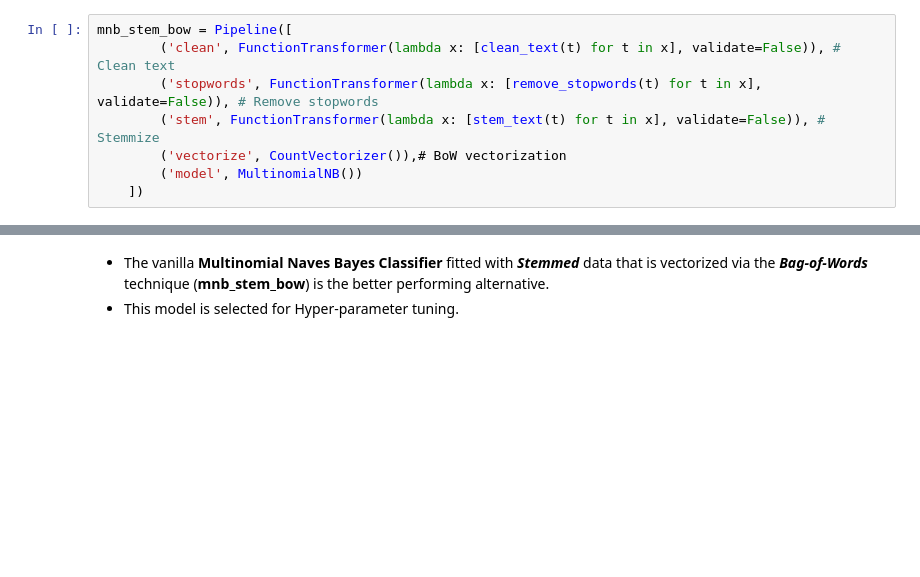
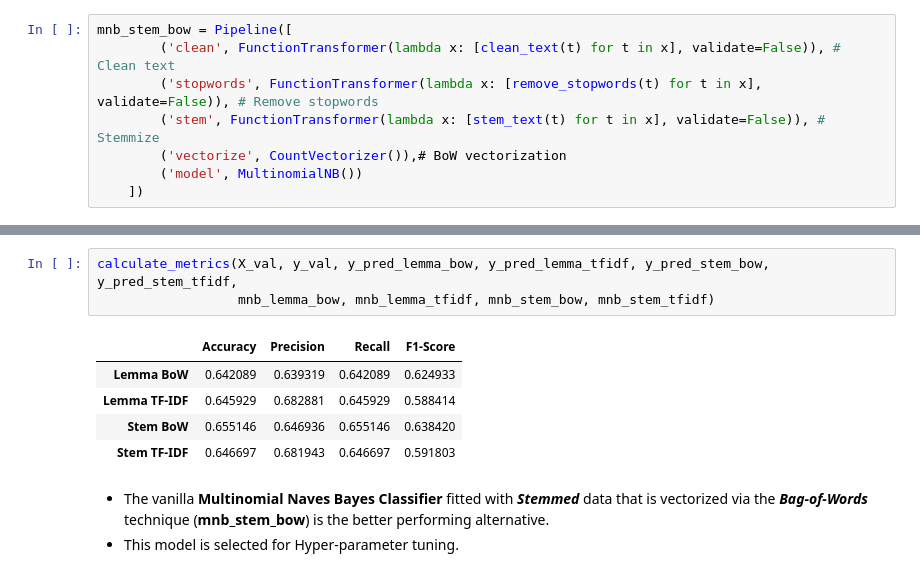
Before and after one commit to mwakad/NLP-models-for-twitter-sentiment-analysis--google-and-apple-products-, a Jupyter notebook: notebooks/daniel.ipynb, the cells around one changed output, grey strips where cells are left out. Cells and saved outputs as stored; diff of their text form; blank space fills up the shorter version.

```diff
--- a/notebooks/daniel.ipynb
+++ b/notebooks/daniel.ipynb
@@ -595,3 +726,12 @@ val_score_mnb_stem_tfdif
+# %%
+calculate_metrics(X_val, y_val, y_pred_lemma_bow, y_pred_lemma_tfidf, y_pred_stem_bow, y_pred_stem_tfidf,
+                  mnb_lemma_bow, mnb_lemma_tfidf, mnb_stem_bow, mnb_stem_tfidf)
+# %% [output]
+|  | Accuracy | Precision | Recall | F1-Score |
+| Lemma BoW | 0.642089 | 0.639319 | 0.642089 | 0.624933 |
+| Lemma TF-IDF | 0.645929 | 0.682881 | 0.645929 | 0.588414 |
+| Stem BoW | 0.655146 | 0.646936 | 0.655146 | 0.638420 |
+| Stem TF-IDF | 0.646697 | 0.681943 | 0.646697 | 0.591803 |
 # %% [markdown]
 - The vanilla **Multinomial Naves Bayes Classifier** fitted with **_Stemmed_** data that is vectorized via the **_Bag-of-Words_** technique (**mnb_stem_bow**) is the better performing alternative.
 - This model is selected for Hyper-parameter tuning.
```
Also changed, not shown: parts of 61 cells of this notebook.
